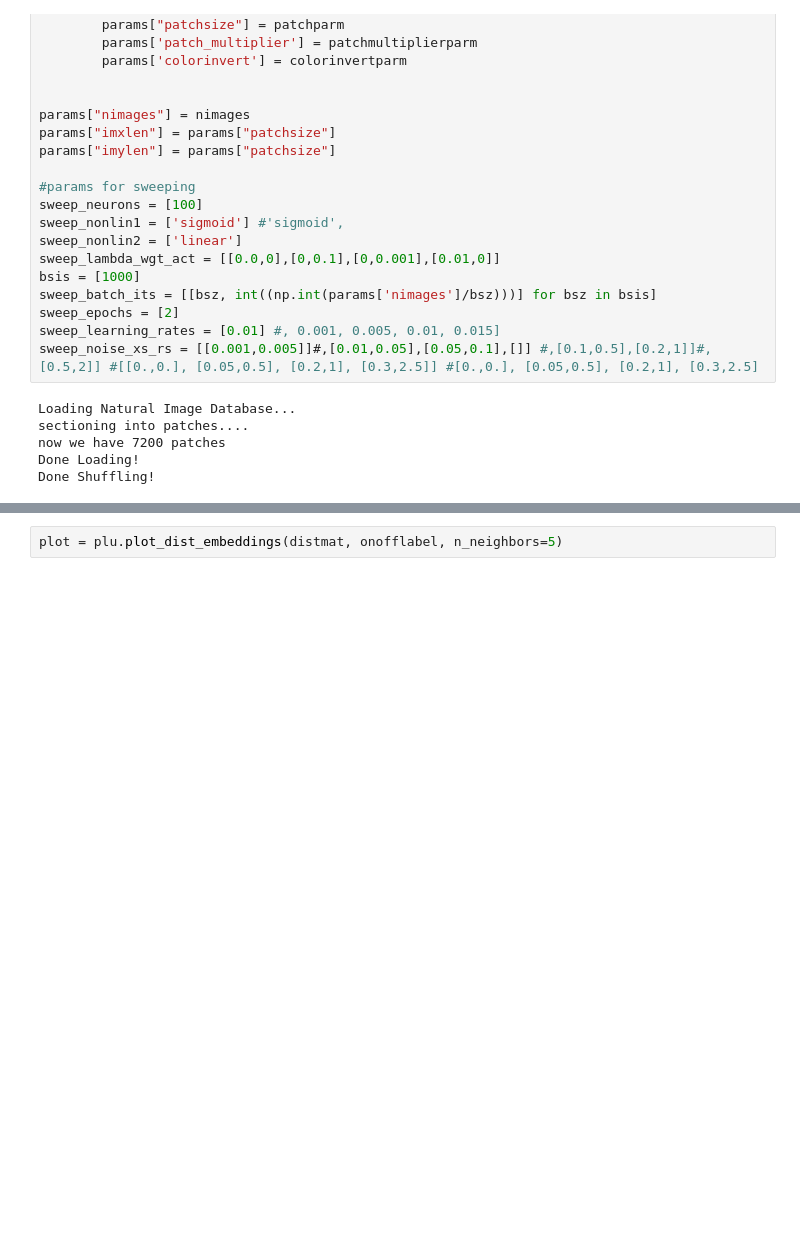
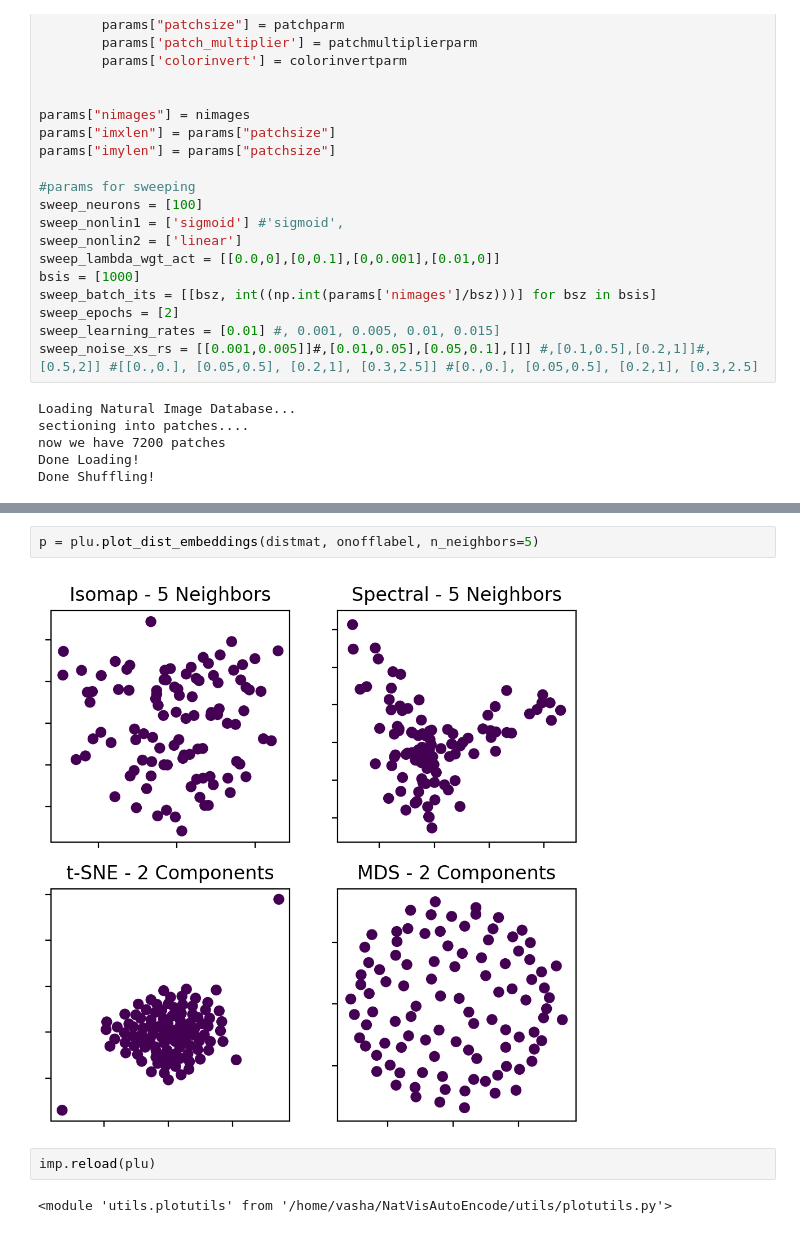
Before and after one commit to vdutell/NatVisAutoEncode, a Jupyter notebook: Image Autoencoder.ipynb, the cells around one changed output, grey strips where cells are left out. Drawn from its saved outputs; the diff is of its cells as text; blank space fills up the shorter version.

```diff
--- a/Image Autoencoder.ipynb
+++ b/Image Autoencoder.ipynb
@@ -481,2 +519,8 @@ plt.plot(avgm)
 # %%
-plot = plu.plot_dist_embeddings(distmat, onofflabel, n_neighbors=5)
+p = plu.plot_dist_embeddings(distmat, onofflabel, n_neighbors=5)
+# %% [output]
+[figure, added]
+# %%
+imp.reload(plu)
+# %% [output]
+<module 'utils.plotutils' from '/home/vasha/NatVisAutoEncode/utils/plotutils.py'>
```
Also changed, not shown: parts of 8 cells of this notebook, 1 other file.
